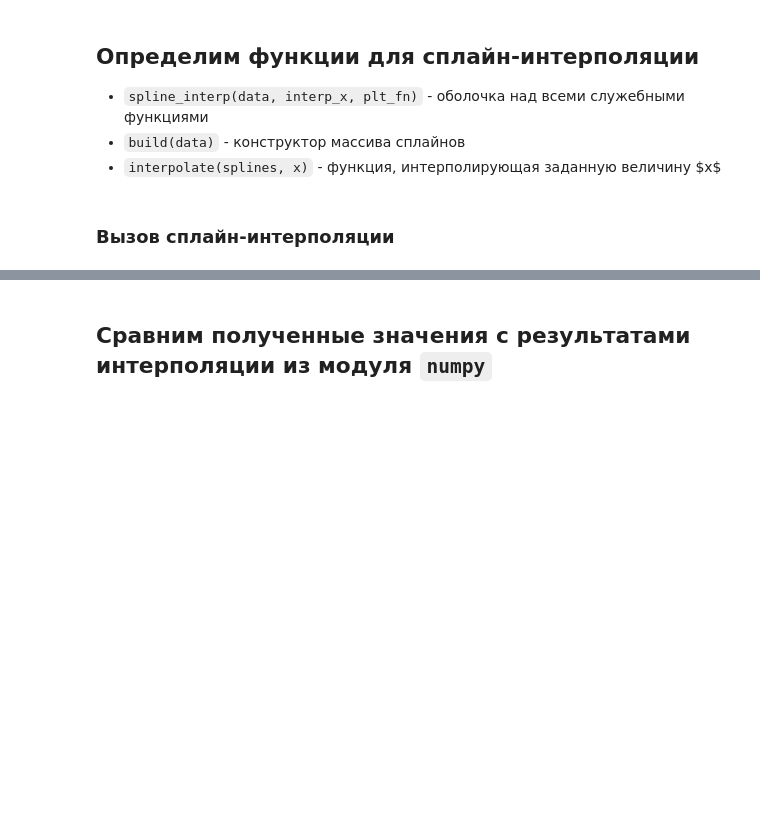
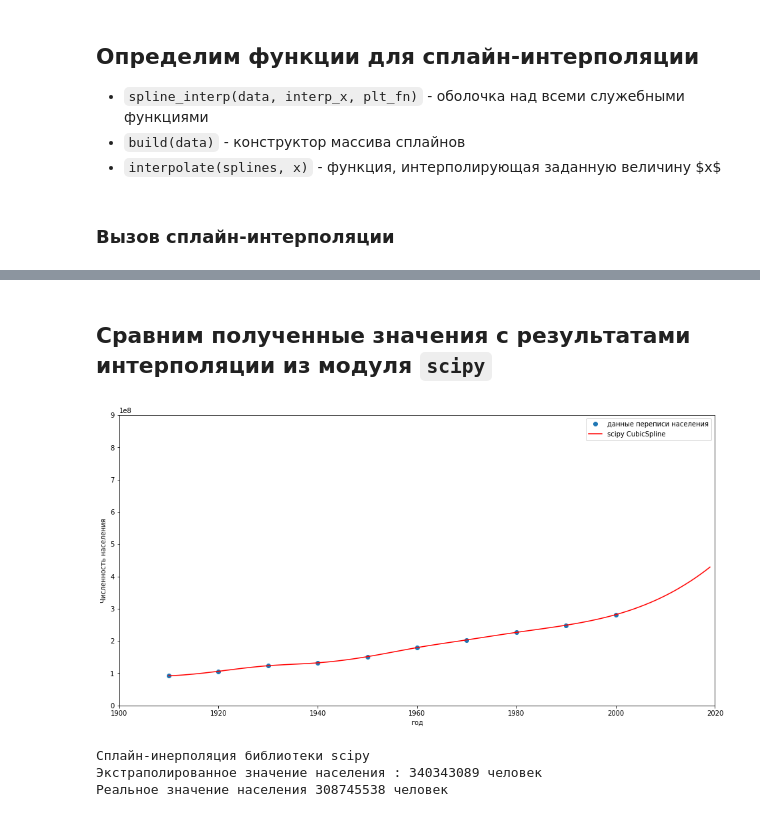
Before and after one commit to uslsteen/CompMath, a Jupyter notebook: lab_4/lab4.ipynb, the cells around one changed output, grey strips where cells are left out. Drawn from its saved outputs; the diff is of its cells as text; code cells hidden in the pictures; blank space fills up the shorter version.

Commit message:
[lab4] added scipy interp

````diff
--- a/lab_4/lab4.ipynb
+++ b/lab_4/lab4.ipynb
@@ -24,6 +24,8 @@ pop_stats = {
 
 pop_2010 = 308745538
 interp_yr = 2010
+
+yr_offset = interp_yr - list(pop_stats.keys())[0]
 # %% [markdown]
 ## **Определим функцию для построения графика населения США**
 # %% [markdown]
@@ -246,2 +266,23 @@ spline_interp(pop_stats, interp_yr, pop_graph)
 # %% [markdown]
-## **Сравним полученные значения с результатами интерполяции из модуля ```numpy```**
+## **Сравним полученные значения с результатами интерполяции из модуля ```scipy```**
+# %%
+from scipy.interpolate import CubicSpline
+
+x, y = list(pop_stats.keys()), list(pop_stats.values())
+len_x = len(x)
+
+x_data = np.arange(x[0], x[len_x - 1] + 20, 1)
+
+pop_spline = CubicSpline(x, y)
+pop_graph(x_data, pop_spline(x_data), "scipy CubicSpline")
+
+pop_spline(x_data)[yr_offset]
+
+print("Сплайн-инерполяция библиотеки scipy")
+print(f'Экстраполированное значение населения : {int(pop_spline(x_data)[yr_offset])} человек')
+print(f'Реальное значение населения {pop_2010} человек')
+# %% [output]
+[figure, added]
+Сплайн-инерполяция библиотеки scipy
+Экстраполированное значение населения : 340343089 человек
+Реальное значение населения 308745538 человек
````
Also changed, not shown: parts of 8 cells of this notebook.
